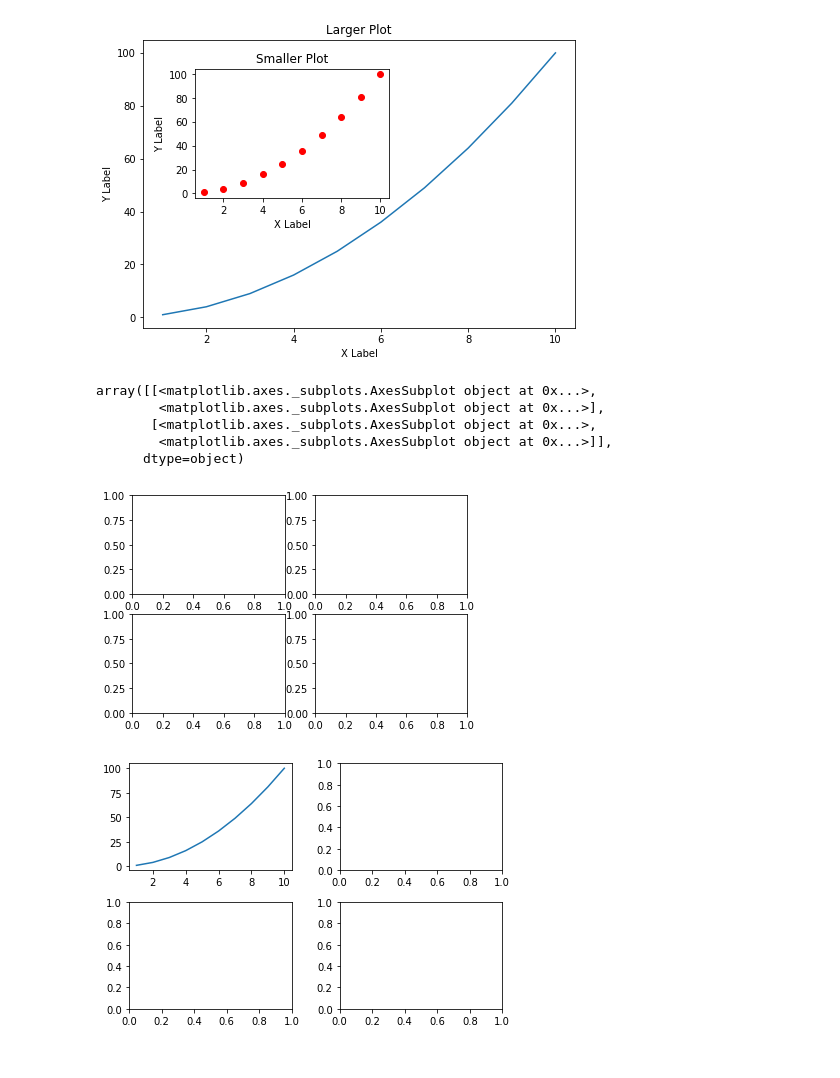
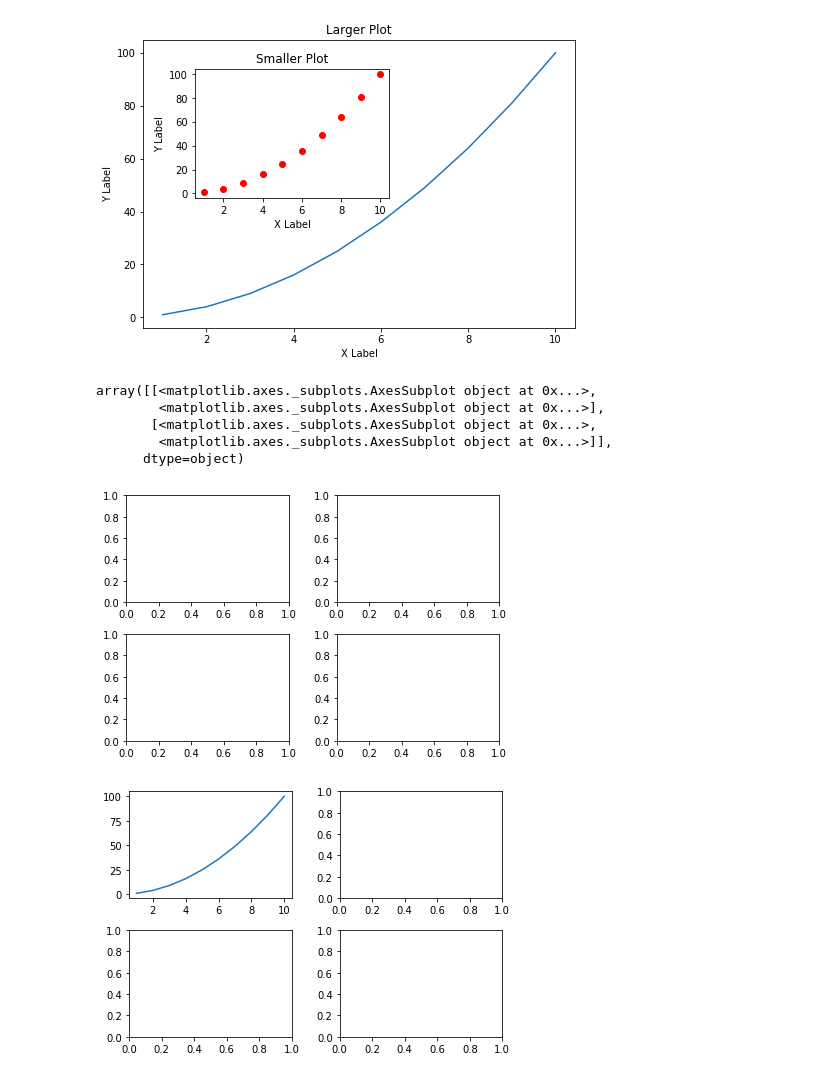
Before and after one commit to subhamks007/EAS-503-mkZia, a Jupyter notebook: week12/matplotlib.ipynb, the cells around one changed output. Saved outputs shown, nothing was run; the diff lists cells and outputs as text; code cells hidden in the pictures.

```diff
--- a/week12/matplotlib.ipynb
+++ b/week12/matplotlib.ipynb
@@ -149,15 +160,15 @@ Text(0.5, 1.0, 'Smaller Plot')
 [figure]
 # %%
 fig, axes = plt.subplots(nrows=2, ncols=2)
-#plt.tight_layout()
+plt.tight_layout()
 axes
 # %% [output]
 array([[<matplotlib.axes._subplots.AxesSubplot object at 0x...>,
         <matplotlib.axes._subplots.AxesSubplot object at 0x...>],
        [<matplotlib.axes._subplots.AxesSubplot object at 0x...>,
         <matplotlib.axes._subplots.AxesSubplot object at 0x...>]],
       dtype=object)
-[figure, old version]
+[figure, new version]
 # %%
 fig, axes = plt.subplots(nrows=2, ncols=2)
 
```
Also changed, not shown: parts of 9 cells of this notebook, 6 other files.
